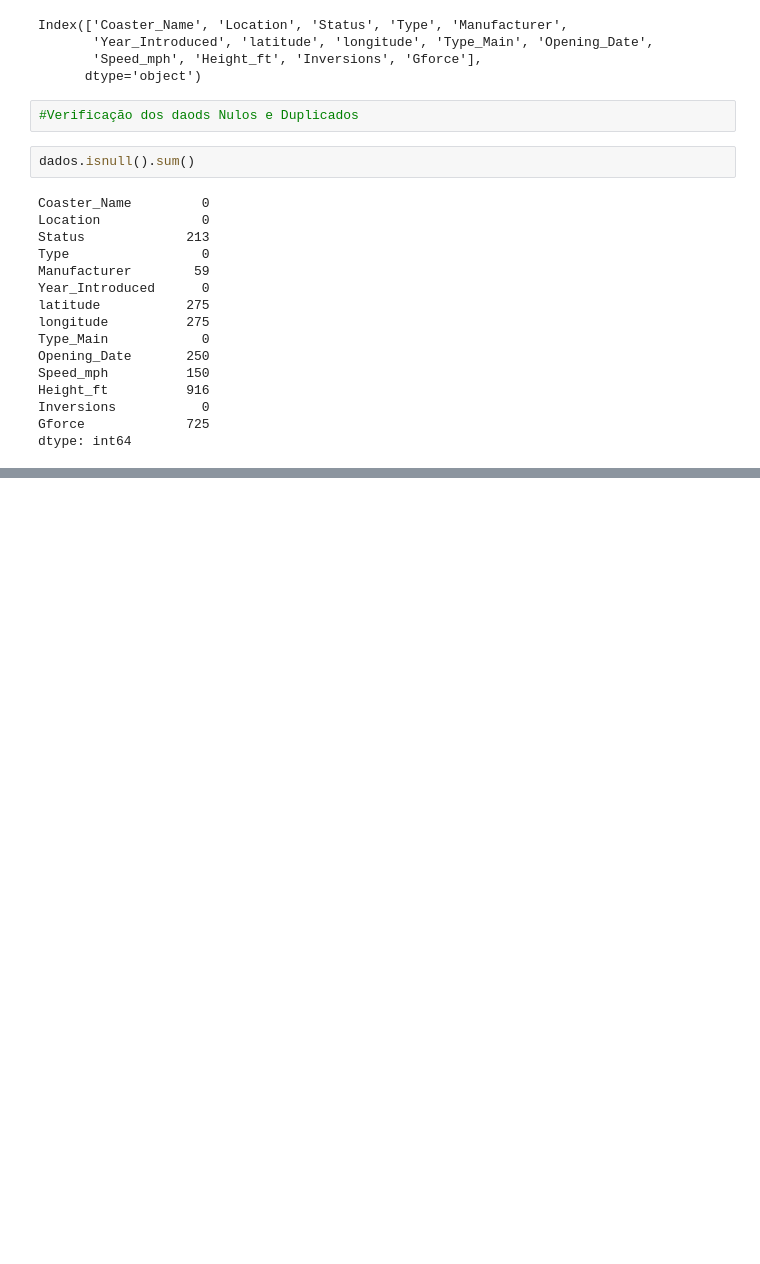
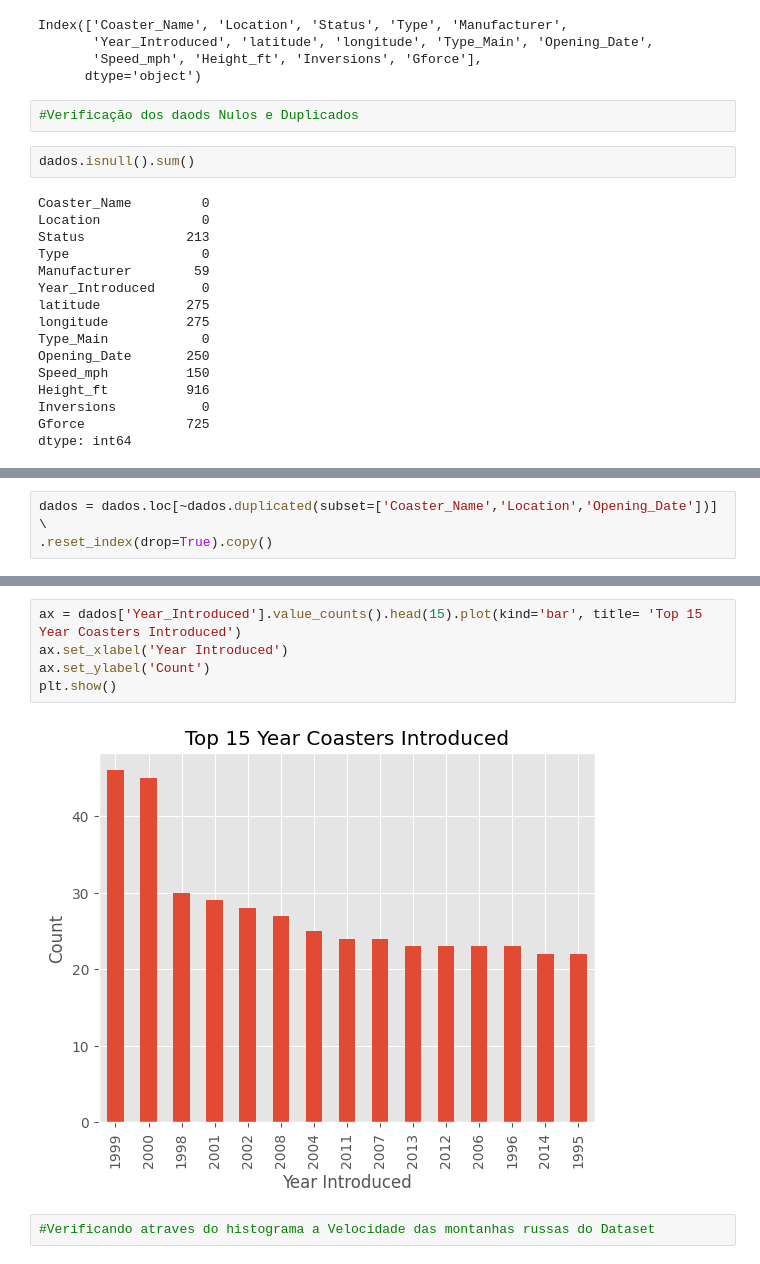
Before and after one commit to Gcango/Explora--o_Analise_dos_dados_Montanha_Russa, a Jupyter notebook: Exploração_dados_MontanhaRussa.ipynb, the cells around one changed output, grey strips where cells are left out. Saved outputs shown, nothing was run; the diff lists cells and outputs as text; blank space fills up the shorter version.

```diff
--- a/Exploração_dados_MontanhaRussa.ipynb
+++ b/Exploração_dados_MontanhaRussa.ipynb
@@ -232,0 +252,3 @@ dados.loc[dados.duplicados]
+# %%
+dados = dados.loc[~dados.duplicated(subset=['Coaster_Name','Location','Opening_Date'])] \
+.reset_index(drop=True).copy()
@@ -232,0 +294,9 @@ dados.loc[dados.duplicados]
+# %%
+ax = dados['Year_Introduced'].value_counts().head(15).plot(kind='bar', title= 'Top 15 Year Coasters Introduced')
+ax.set_xlabel('Year Introduced')
+ax.set_ylabel('Count')
+plt.show()
+# %% [output]
+[figure, added]
+# %%
+#Verificando atraves do histograma a Velocidade das montanhas russas do Dataset
```
Also changed, not shown: parts of 26 cells of this notebook.
